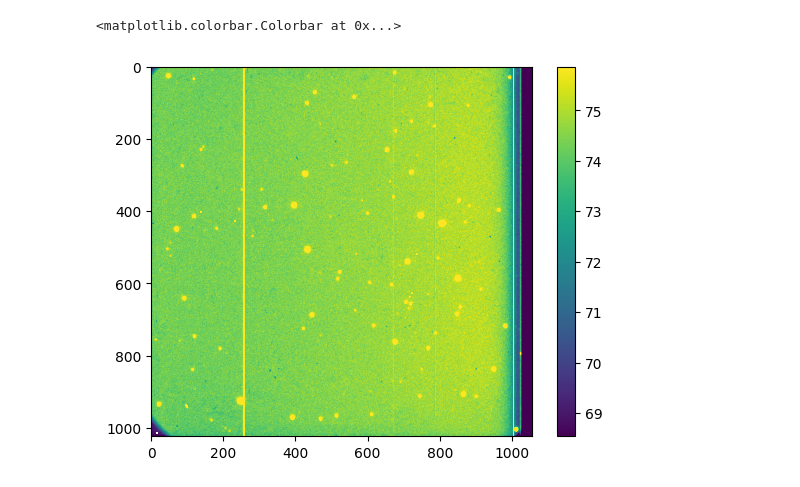
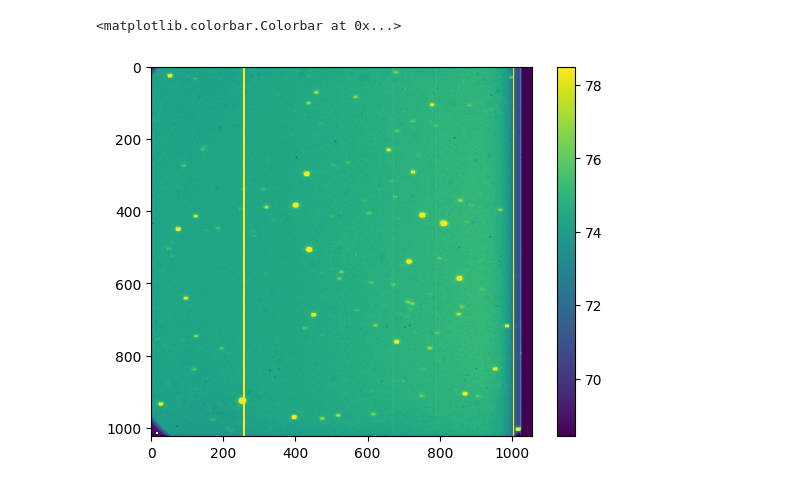
Before and after one commit to avi-patel1/ASTR257_2024, a Jupyter notebook: Project 1--Pluto/plutoDataRed.ipynb, the cells around one changed output. Drawn from its saved outputs; the diff is of its cells as text; code cells hidden in the pictures.

Commit message:
updated plutodatareduction

```diff
--- a/Project 1--Pluto/plutoDataRed.ipynb
+++ b/Project 1--Pluto/plutoDataRed.ipynb
@@ -49,13 +49,13 @@ print()
 dark_image = (dark_frame - bias_frame) / dark_exptime
 flat_image = bright_flat_frame - dark_flat_frame
 # %%
-sci_frame = pluto_frames[0].data
+sci_frame = np.median(np.stack([b.data for b in pluto_frames]),axis=0)
 pluto_exptime = pluto_frames[0].header['EXPTIME']
 sci_frame = np.divide(sci_frame, float(pluto_exptime))
 # %%
 res = sci_frame - dark_image / flat_image
-plt.imshow(res, vmin=np.percentile(res, 2), vmax=np.percentile(res,97))
+plt.imshow(res, vmin=np.percentile(res, 2), vmax=np.percentile(res,99.5))
 plt.colorbar()
 # %% [output]
 <matplotlib.colorbar.Colorbar at 0x...>
-[figure, old version]
+[figure, new version]
```
